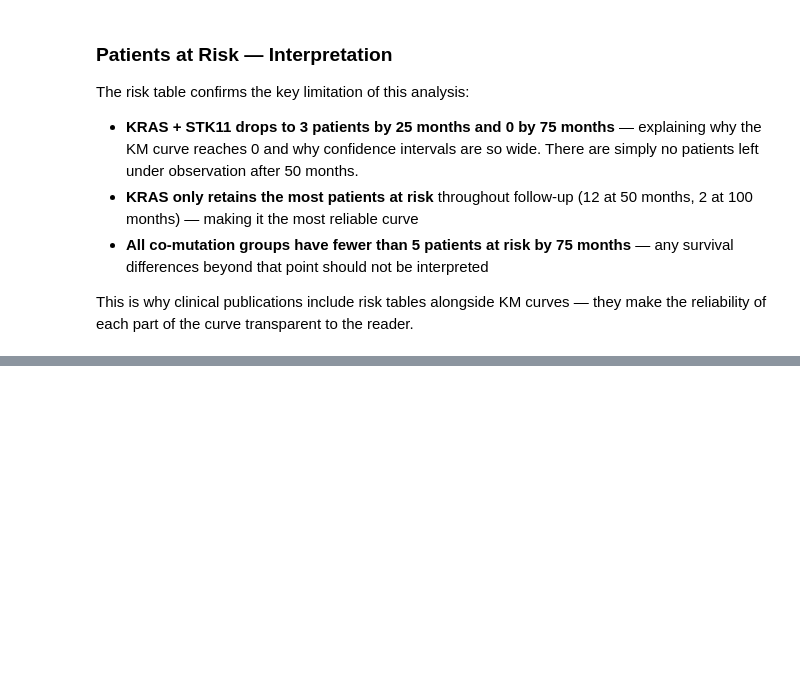
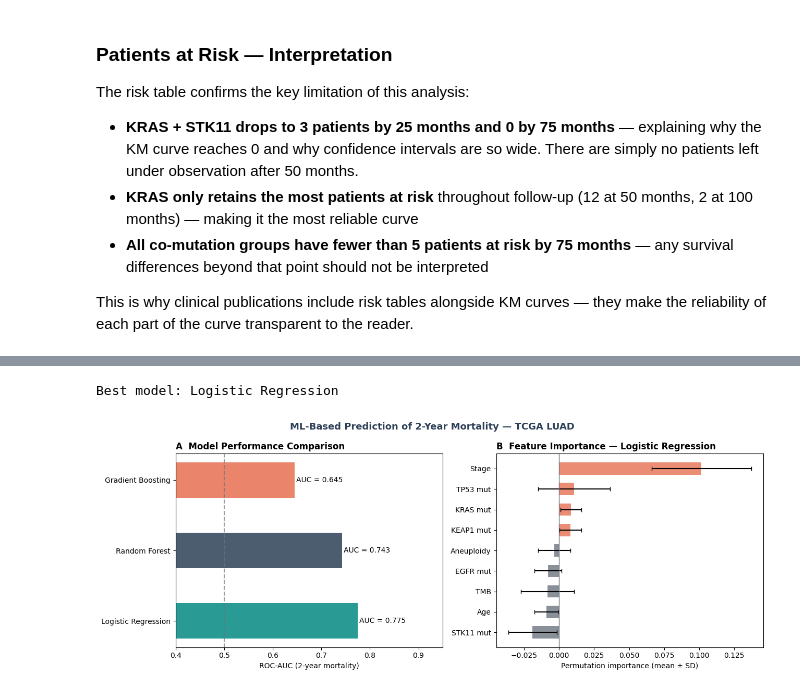
Before and after one commit to KelyNorel/tcga-luad-rwe, a Jupyter notebook: notebooks/01_eda.ipynb, the cells around one changed output, grey strips where cells are left out. Cells and saved outputs as stored; diff of their text form; code cells hidden in the pictures; blank space fills up the shorter version.

```diff
--- a/notebooks/01_eda.ipynb
+++ b/notebooks/01_eda.ipynb
@@ -688,0 +703,18 @@ they make the reliability of each part of the curve transparent to the reader.
+# %%
+cox_df = df[["OS_MONTHS", "OS_EVENT",
+             "AGE", "STAGE_SIMPLE",
+             "TMB_NONSYNONYMOUS", "ANEUPLOIDY_SCORE",
+             "TP53_MUT", "KRAS_MUT", "EGFR_MUT",
+             "STK11_MUT", "KEAP1_MUT"]].copy()
+
+# Encode stage
+stage_map = {"I": 1, "II": 2, "III": 3, "IV": 4}
+cox_df["STAGE_NUM"] = cox_df["STAGE_SIMPLE"].map(stage_map)
+
+cox_df = cox_df.drop(columns=["STAGE_SIMPLE"])
+cox_df = cox_df.dropna()
+
+print(f"Cox dataset: {cox_df.shape}")
+print(f"Events: {cox_df['OS_EVENT'].sum()}")
+print(f"\nFeature summary:")
+print(cox_df.describe().round(2))
@@ -688,0 +919,54 @@ they make the reliability of each part of the curve transparent to the reader.
+# %%
+feat_labels = ["Age", "Stage", "TMB", "Aneuploidy",
+               "TP53 mut", "KRAS mut", "EGFR mut",
+               "STK11 mut", "KEAP1 mut"]
+
+best_name = max(aucs, key=aucs.get)
+best_model = models[best_name]
+print(f"Best model: {best_name}")
+
+perm = permutation_importance(best_model, X_test_s, y_test,
+                              n_repeats=20, random_state=42)
+imp_df = pd.DataFrame({
+    "feature":    feat_labels,
+    "importance": perm.importances_mean,
+    "std":        perm.importances_std
+}).sort_values("importance")
+
+fig, axes = plt.subplots(1, 2, figsize=(13, 5))
+fig.patch.set_facecolor("white")
+
+# Panel A — AUC comparison
+ax0 = axes[0]
+bar_colors = [COLORS["secondary"], COLORS["primary"], COLORS["warm"]]
+bars = ax0.barh(list(aucs.keys()), list(aucs.values()),
+                color=bar_colors, alpha=0.85, height=0.5)
+ax0.axvline(0.5, color=COLORS["gray"], ls="--", lw=1.5, alpha=0.7)
+for bar, val in zip(bars, aucs.values()):
+    ax0.text(val + 0.003, bar.get_y() + bar.get_height()/2,
+             f"AUC = {val:.3f}", va="center", fontsize=10)
+ax0.set_xlim(0.4, 0.95)
+ax0.set_xlabel("ROC-AUC (2-year mortality)")
+ax0.set_title("A  Model Performance Comparison", fontweight="bold", loc="left")
+
+# Panel B — Feature importance
+ax1 = axes[1]
+colors_imp = [COLORS["warm"] if v > 0 else COLORS["gray"]
+              for v in imp_df["importance"]]
+ax1.barh(imp_df["feature"], imp_df["importance"], xerr=imp_df["std"],
+         color=colors_imp, alpha=0.8, height=0.6, capsize=3)
+ax1.axvline(0, color=COLORS["gray"], lw=1)
+ax1.set_xlabel("Permutation importance (mean ± SD)")
+ax1.set_title(f"B  Feature Importance — {best_name}",
+              fontweight="bold", loc="left")
+
+fig.suptitle("ML-Based Prediction of 2-Year Mortality — TCGA LUAD",
+             fontsize=13, fontweight="bold", color=COLORS["primary"])
+
+plt.tight_layout()
+plt.savefig("../notebooks/figures/fig10_ml_prediction.png",
+            bbox_inches="tight", dpi=150, facecolor="white")
+plt.show()
+# %% [output]
+Best model: Logistic Regression
+[figure, added]
```
Also changed, not shown: parts of 8 cells of this notebook, 3 other files.
